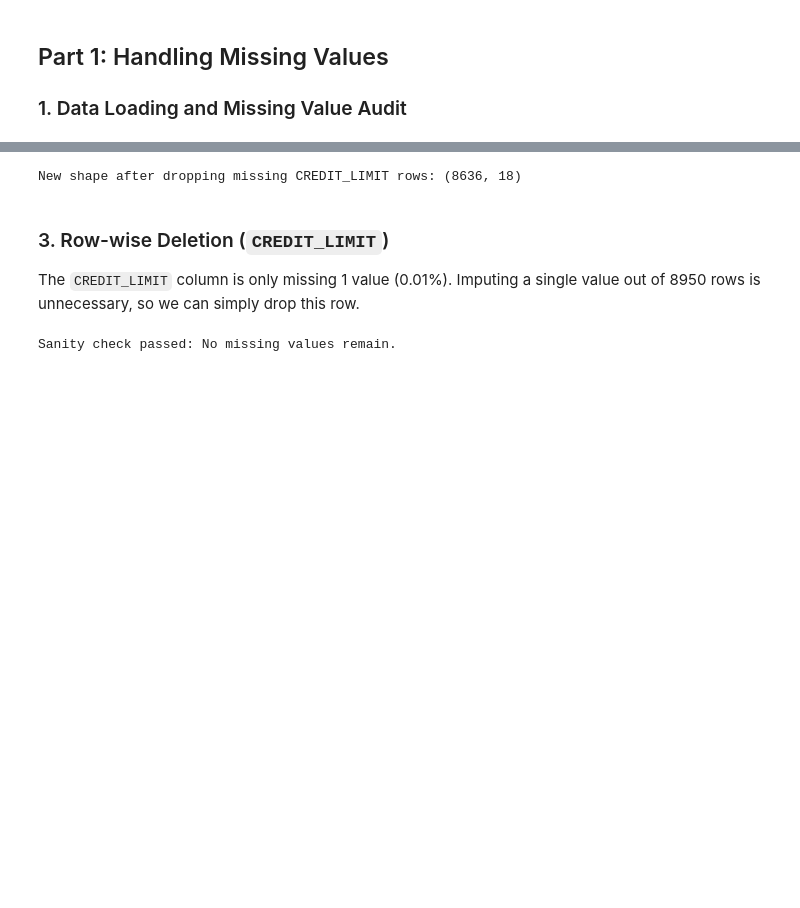
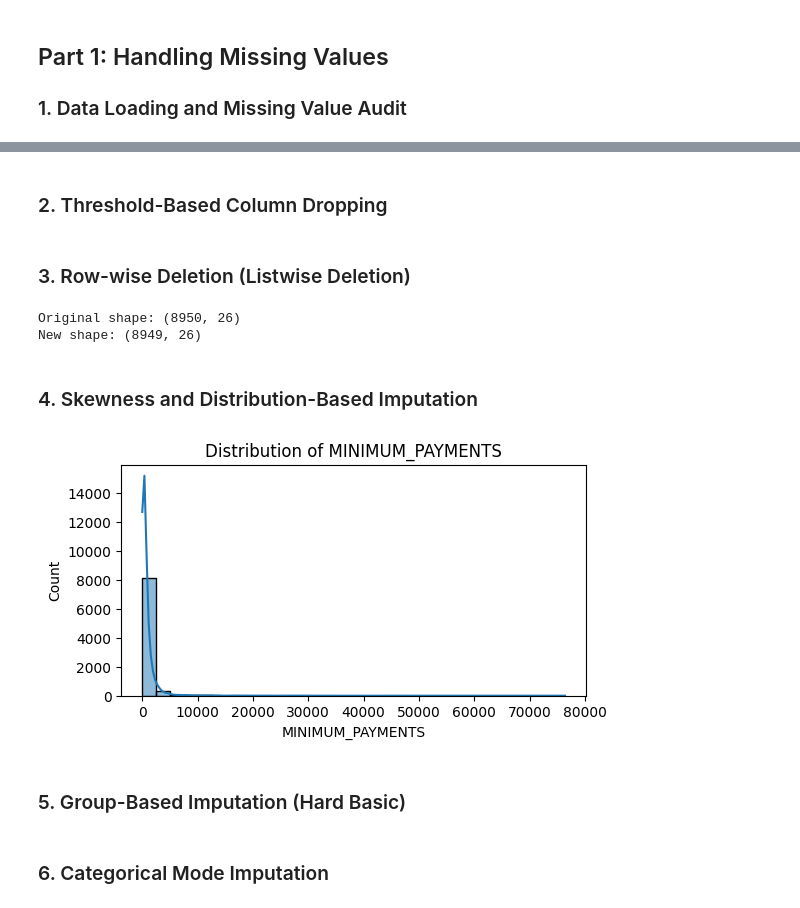
Before and after one commit to malik09-teach/ML-BASICS-PROJECTS-, a Jupyter notebook: feature engineering/missing val handling/detail missing cont.ipynb, the cells around one changed output, grey strips where cells are left out. Cells and saved outputs as stored; diff of their text form; code cells hidden in the pictures; blank space fills up the shorter version.

```diff
--- a/feature engineering/missing val handling/detail missing cont.ipynb
+++ b/feature engineering/missing val handling/detail missing cont.ipynb
@@ -37,21 +53,46 @@ Since `MINIMUM_PAYMENTS` has ~3.5% missing values, we can impute it. Financial d
+# %% [markdown]
+### 2. Threshold-Based Column Dropping
+# %%
+# Identify columns with more than 40% missing data
+threshold = 40.0
+cols_to_drop = missing_audit[missing_audit['Percentage'] > threshold].index
+
+# Drop the columns
+df = df.drop(columns=cols_to_drop)
+
+# Justification:
+# Dropping these columns is preferred because when nearly half the data is missing,
+# any imputation strategy (mean, median, mode) will introduce massive artificial bias
+# and destroy the original variance/distribution of the feature.
+# %% [markdown]
+### 3. Row-wise Deletion (Listwise Deletion)
+# %%
+print(f"Original shape: {df.shape}")
+
+# Identify columns with > 0% and < 1% missing values
+# (CREDIT_LIMIT naturally has 0.01% missing in Customer_Data.csv)
+low_missing_cols = missing_audit[(missing_audit['Percentage'] > 0) &
+(missing_audit['Percentage'] < 1.0)].index
+
+# Drop rows containing missing values in ONLY these specific columns
+df = df.dropna(subset=low_missing_cols)
+
+print(f"New shape: {df.shape}")
+# %% [output]
+Original shape: (8950, 26)
+New shape: (8949, 26)
+# %% [markdown]
+### 4. Skewness and Distribution-Based Imputation
 # %%
-# Plotting distribution of MINIMUM_PAYMENTS
-plt.figure(figsize=(8, 4))
-sns.histplot(df['MINIMUM_PAYMENTS'].dropna(), bins=50, kde=True)
+# Plotting distributions
+plt.figure(figsize=(6,3))
+sns.histplot(df['MINIMUM_PAYMENTS'].dropna(), bins=30, kde=True)
 plt.title('Distribution of MINIMUM_PAYMENTS')
 plt.show()
 
-# Fill missing values with median
+# Assuming MINIMUM_PAYMENTS is highly right-skewed (use median)
 df['MINIMUM_PAYMENTS'] = df['MINIMUM_PAYMENTS'].fillna(df['MINIMUM_PAYMENTS'].median())
-print("Imputed MINIMUM_PAYMENTS with median.")
 # %% [output]
-New shape after dropping missing CREDIT_LIMIT rows: (8636, 18)
+[figure, added]
-# %% [markdown]
-### 3. Row-wise Deletion (`CREDIT_LIMIT`)
-The `CREDIT_LIMIT` column is only missing 1 value (0.01%). Imputing a single value out of 8950 rows is unnecessary, so we can simply drop this row.
-# %%
-# Drop rows where CREDIT_LIMIT is missing
-df = df.dropna(subset=['CREDIT_LIMIT'])
-print(f"New shape after dropping missing CREDIT_LIMIT rows: {df.shape}")
-# %% [output]
-Sanity check passed: No missing values remain.
+# %% [markdown]
+### 5. Group-Based Imputation (Hard Basic)
@@ -57,0 +104,2 @@ Sanity check passed: No missing values remain.
+# %% [markdown]
+### 6. Categorical Mode Imputation
```
Also changed, not shown: parts of 37 cells of this notebook.
